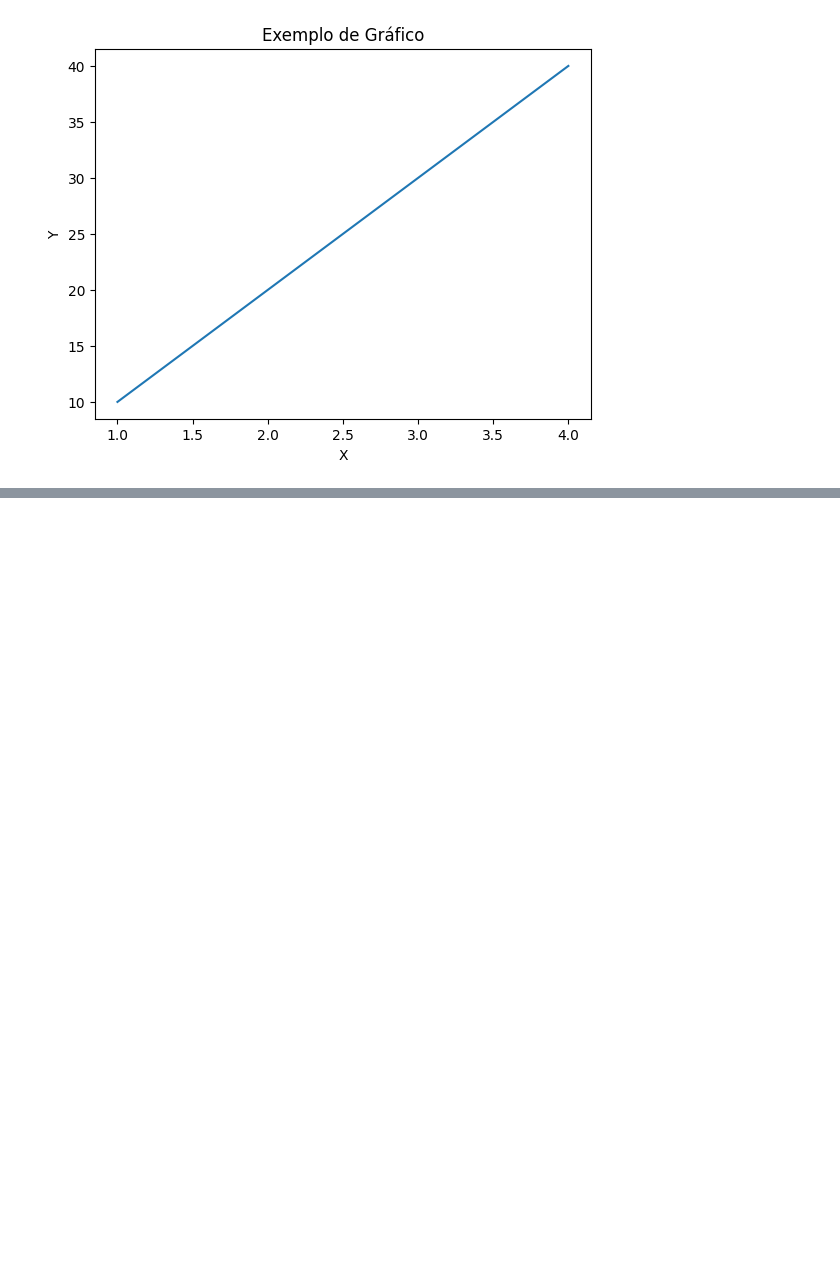
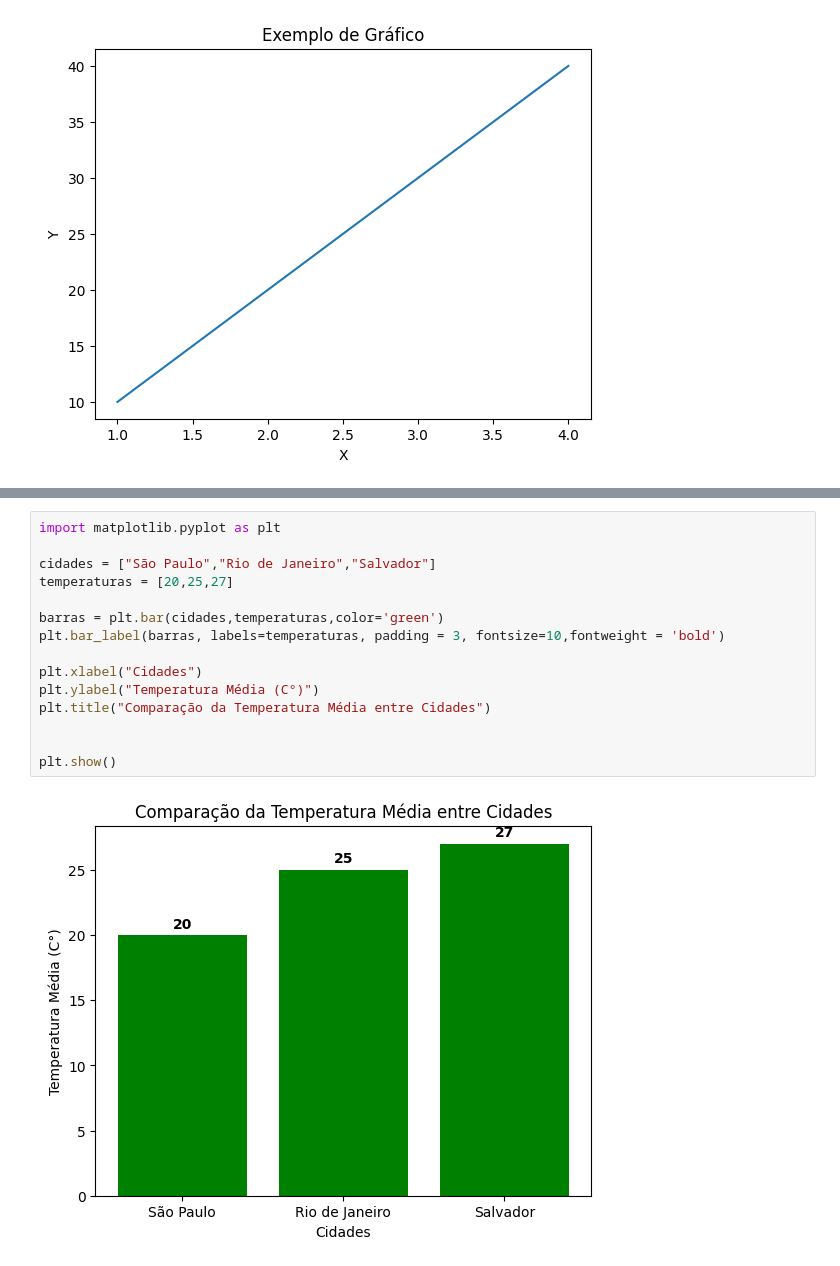
Before and after one commit to joaopsantana25-beep/BackEnd, a Jupyter notebook: Aula 09-02-2026/Exercicios e Testes/Aula 5/Testes_Aula5.ipynb, the cells around one changed output, grey strips where cells are left out. Cells and saved outputs as stored; diff of their text form; blank space fills up the shorter version.

```diff
--- a/Aula 09-02-2026/Exercicios e Testes/Aula 5/Testes_Aula5.ipynb
+++ b/Aula 09-02-2026/Exercicios e Testes/Aula 5/Testes_Aula5.ipynb
@@ -17,0 +45,17 @@ plt.show()
+# %%
+import matplotlib.pyplot as plt
+
+cidades = ["São Paulo","Rio de Janeiro","Salvador"]
+temperaturas = [20,25,27]
+
+barras = plt.bar(cidades,temperaturas,color='green')
+plt.bar_label(barras, labels=temperaturas, padding = 3, fontsize=10,fontweight = 'bold')
+
+plt.xlabel("Cidades")
+plt.ylabel("Temperatura Média (C°)")
+plt.title("Comparação da Temperatura Média entre Cidades")
+
+
+plt.show()
+# %% [output]
+[figure, added]
```
Also changed, not shown: parts of 3 cells of this notebook.
